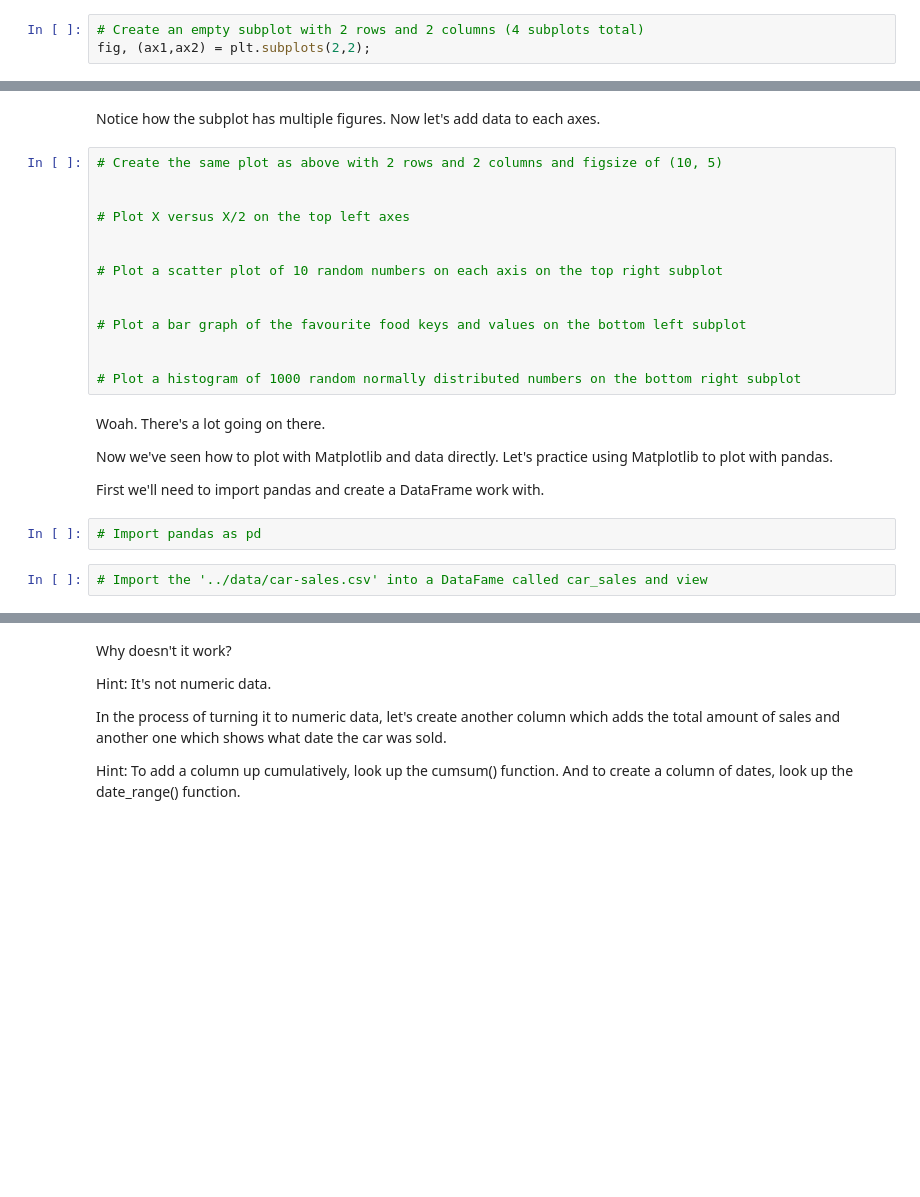
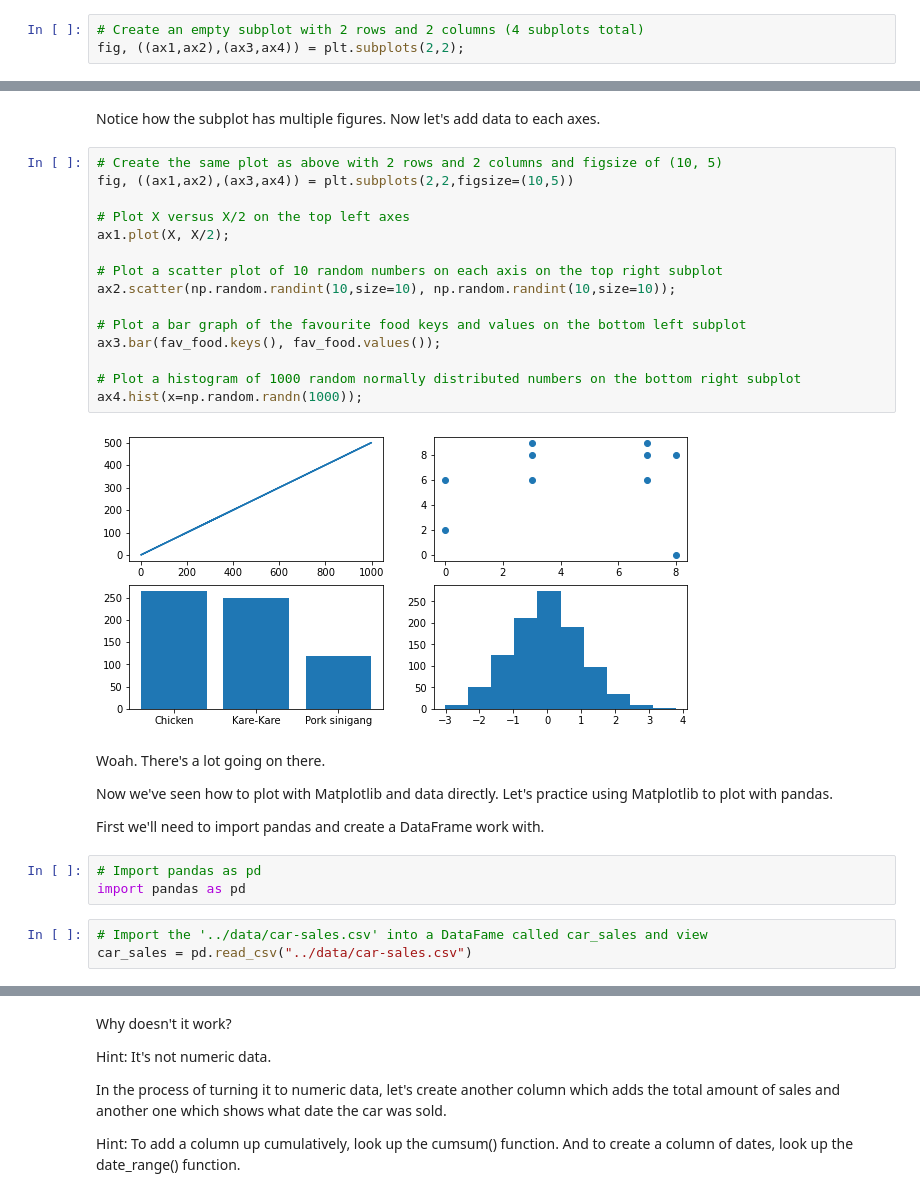
Before and after one commit to lemirser/MachineLearning, a Jupyter notebook: Exercise/matplotlib-exercises.ipynb, the cells around one changed output, grey strips where cells are left out. Saved outputs shown, nothing was run; the diff lists cells and outputs as text; blank space fills up the shorter version.

```diff
--- a/Exercise/matplotlib-exercises.ipynb
+++ b/Exercise/matplotlib-exercises.ipynb
@@ -190,25 +207,28 @@ These questions aren't directly related to plotting or Matplotlib but they're he
 Now let's try make some subplots. A subplot is another name for a figure with multiple plots on it.
 # %%
 # Create an empty subplot with 2 rows and 2 columns (4 subplots total)
-fig, (ax1,ax2) = plt.subplots(2,2);
+fig, ((ax1,ax2),(ax3,ax4)) = plt.subplots(2,2);
 # %% [output]
 [figure]
 # %% [markdown]
 Notice how the subplot has multiple figures. Now let's add data to each axes.
 # %%
 # Create the same plot as above with 2 rows and 2 columns and figsize of (10, 5)
-
+fig, ((ax1,ax2),(ax3,ax4)) = plt.subplots(2,2,figsize=(10,5))
 
 # Plot X versus X/2 on the top left axes
-
+ax1.plot(X, X/2);
 
 # Plot a scatter plot of 10 random numbers on each axis on the top right subplot
-
+ax2.scatter(np.random.randint(10,size=10), np.random.randint(10,size=10));
 
 # Plot a bar graph of the favourite food keys and values on the bottom left subplot
-
+ax3.bar(fav_food.keys(), fav_food.values());
 
 # Plot a histogram of 1000 random normally distributed numbers on the bottom right subplot
+ax4.hist(x=np.random.randn(1000));
+# %% [output]
+[figure, added]
 # %% [markdown]
 Woah. There's a lot going on there.
 
@@ -217,7 +237,9 @@ Now we've seen how to plot with Matplotlib and data directly. Let's practice usi
 First we'll need to import pandas and create a DataFrame work with.
 # %%
 # Import pandas as pd
+import pandas as pd
 # %%
 # Import the '../data/car-sales.csv' into a DataFame called car_sales and view
+car_sales = pd.read_csv("../data/car-sales.csv")
 # %%
 # Try to plot the 'Price' column using the plot() function
```
Also changed, not shown: parts of 23 cells of this notebook.
